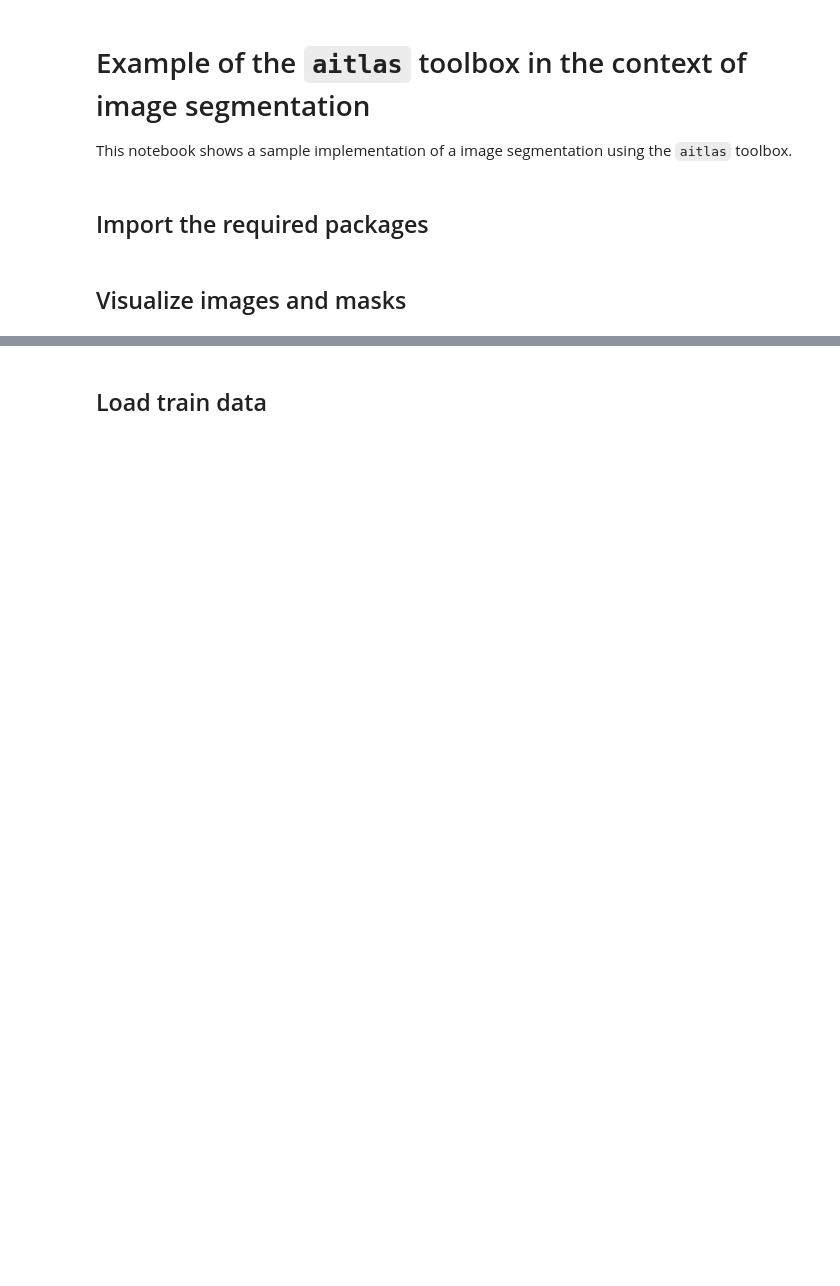
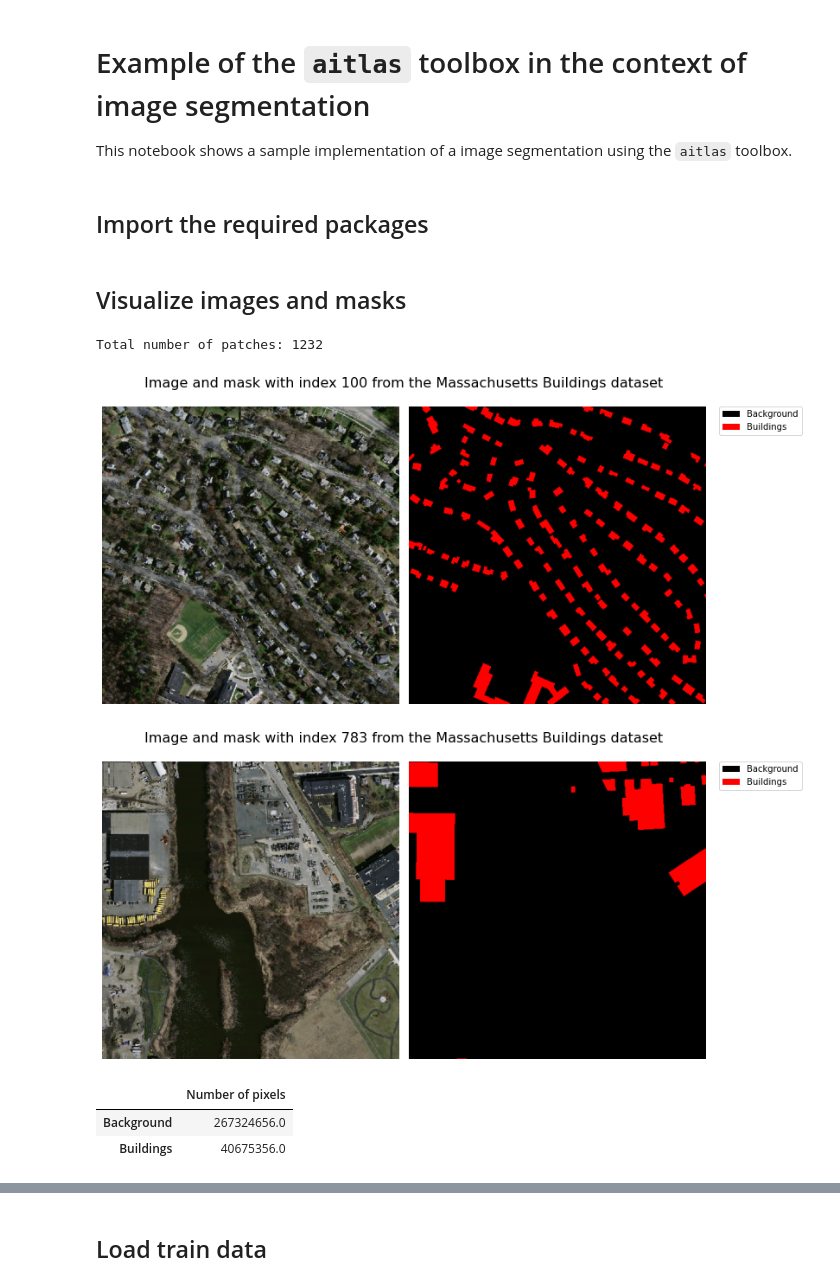
Before and after one commit to biasvariancelabs/aitlas, a Jupyter notebook: examples/semantic_segmentation_example_massachusetts_buildings.ipynb, the cells around one changed output, grey strips where cells are left out. Saved outputs shown, nothing was run; the diff lists cells and outputs as text; code cells hidden in the pictures; blank space fills up the shorter version.

Commit message:
semantic segmentation new notebook

```diff
--- a/examples/semantic_segmentation_example_massachusetts_buildings.ipynb
+++ b/examples/semantic_segmentation_example_massachusetts_buildings.ipynb
@@ -13,11 +13,21 @@ from aitlas.transforms import MinMaxNormTransponse
 ## Visualize images and masks
 # %%
 dataset_config = {
-    "data_dir": "/media/hdd/semantic-segmentation/MassachusettsBuildings/train_splits",
-    "csv_file": "/media/hdd/semantic-segmentation/MassachusettsBuildings/train.txt"
+    "data_dir": "../data/MassachusettsBuildings/train_splits",
+    "csv_file": "../data/MassachusettsBuildings/train.txt"
 }
 dataset = MassachusettsBuildingsDataset(dataset_config)
 
 print(f"Total number of patches: {len(dataset)}")
-dataset.show_image(1567);
-dataset.show_image(793);
+dataset.show_image(100);
+dataset.show_image(783);
+# %% [output]
+Total number of patches: 1232
+[figure, added]
+[figure, added]
+# %%
+dataset.data_distribution_table()
+# %% [output]
+|  | Number of pixels |
+| Background | 267324656.0 |
+| Buildings | 40675356.0 |
```
Also changed, not shown: parts of 8 cells of this notebook, 1 other file.
